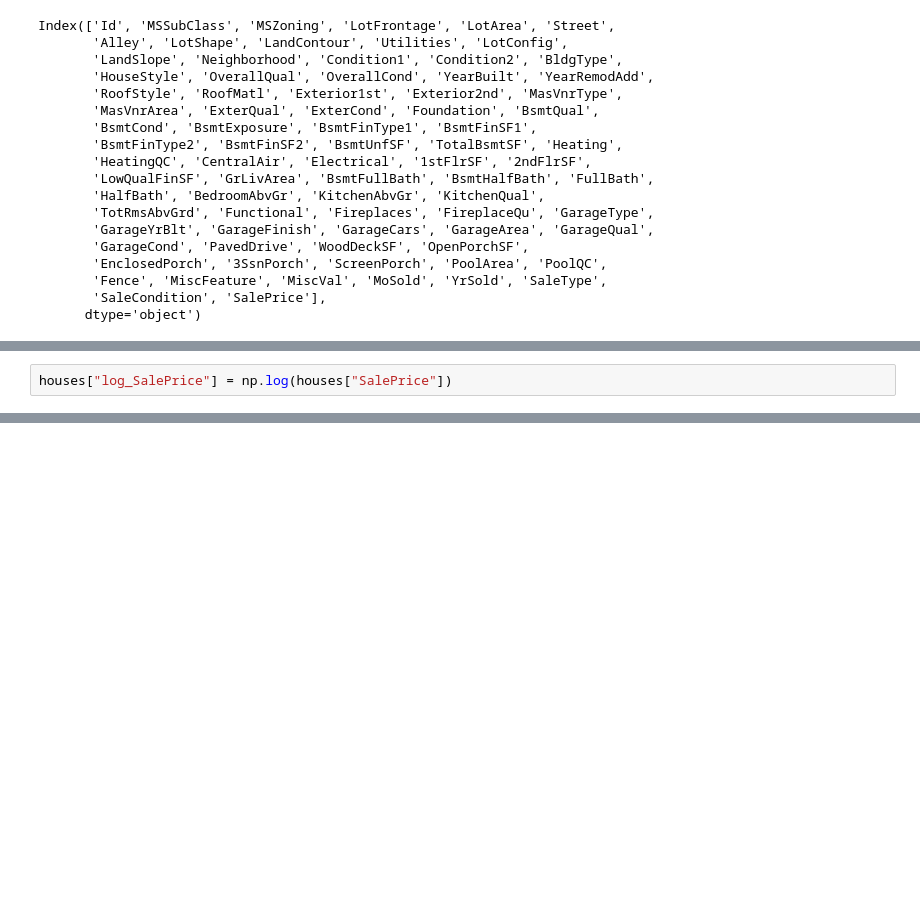
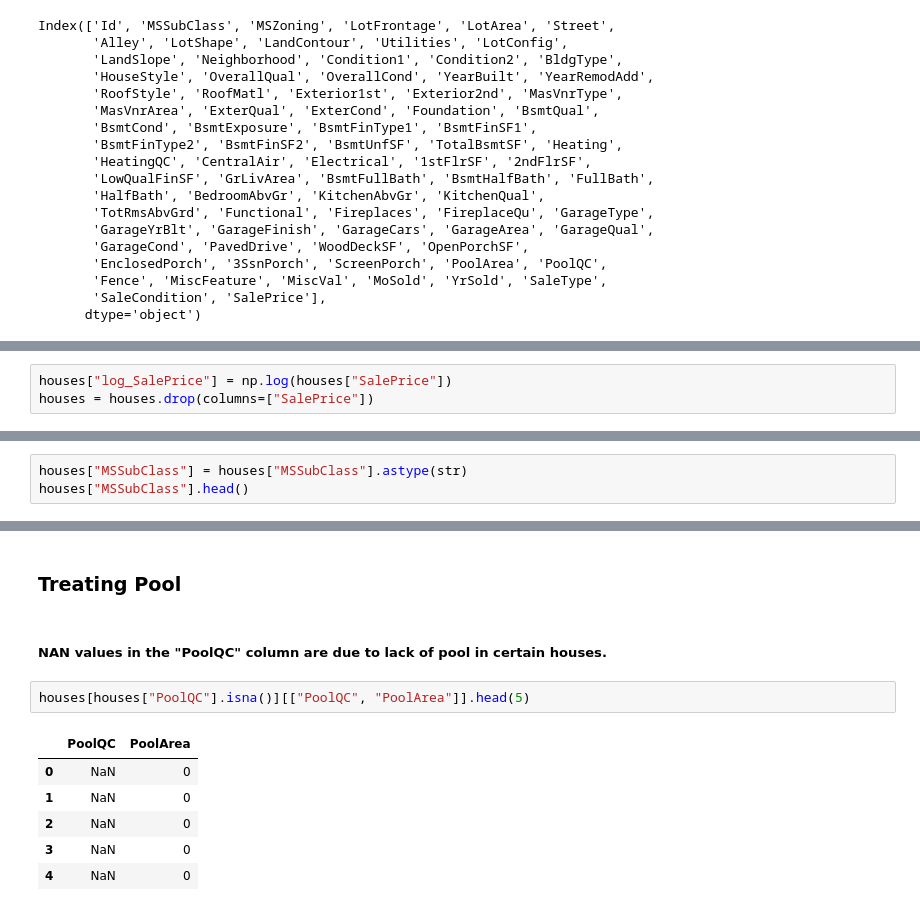
Before and after one commit to LupiVolpi/iowa_real_estate, a Jupyter notebook: Housing_price.ipynb, the cells around one changed output, grey strips where cells are left out. Drawn from its saved outputs; the diff is of its cells as text; blank space fills up the shorter version.

```diff
--- a/Housing_price.ipynb
+++ b/Housing_price.ipynb
@@ -33,2 +70,3 @@ Index(['Id', 'MSSubClass', 'MSZoning', 'LotFrontage', 'LotArea', 'Street',
 # %%
 houses["log_SalePrice"] = np.log(houses["SalePrice"])
+houses = houses.drop(columns=["SalePrice"])
@@ -34,0 +80,3 @@ houses["log_SalePrice"] = np.log(houses["SalePrice"])
+# %%
+houses["MSSubClass"] = houses["MSSubClass"].astype(str)
+houses["MSSubClass"].head()
@@ -34,0 +113,13 @@ houses["log_SalePrice"] = np.log(houses["SalePrice"])
+# %% [markdown]
+### Treating Pool
+# %% [markdown]
+##### NAN values in the "PoolQC" column are due to lack of pool in certain houses.
+# %%
+houses[houses["PoolQC"].isna()][["PoolQC", "PoolArea"]].head(5)
+# %% [output]
+|  | PoolQC | PoolArea |
+| 0 | NaN | 0 |
+| 1 | NaN | 0 |
+| 2 | NaN | 0 |
+| 3 | NaN | 0 |
+| 4 | NaN | 0 |
```
Also changed, not shown: parts of 39 cells of this notebook, 4 other files.
